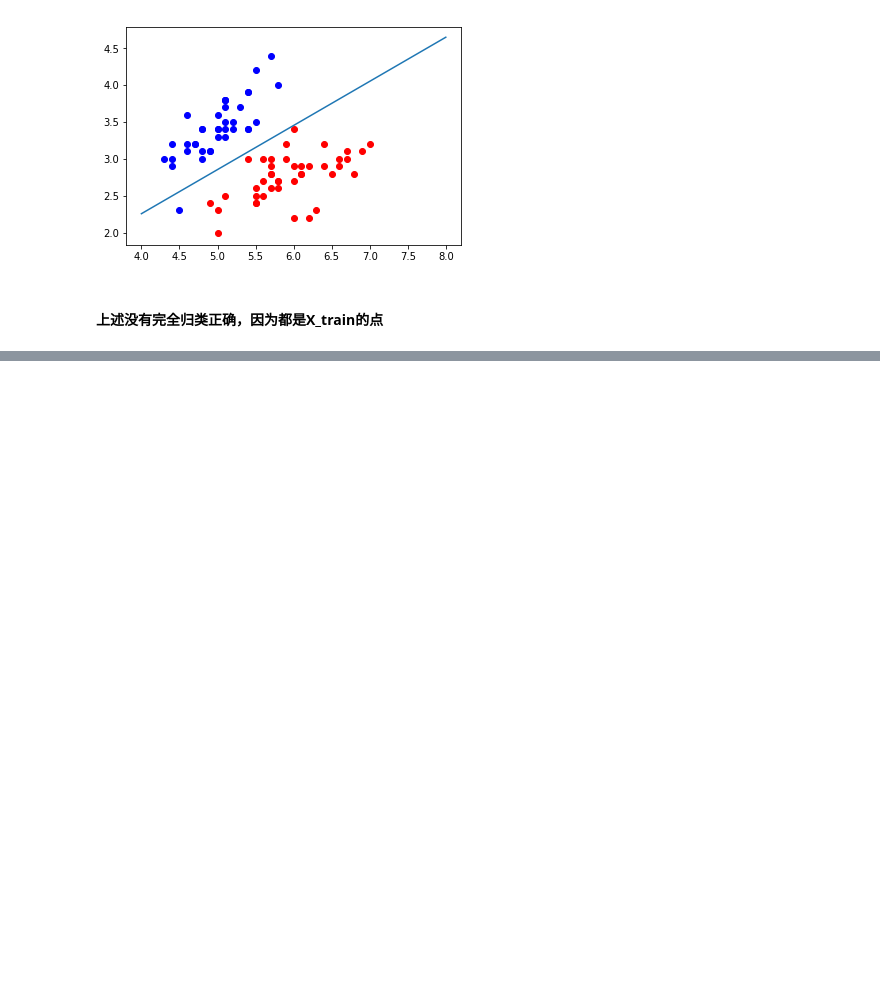
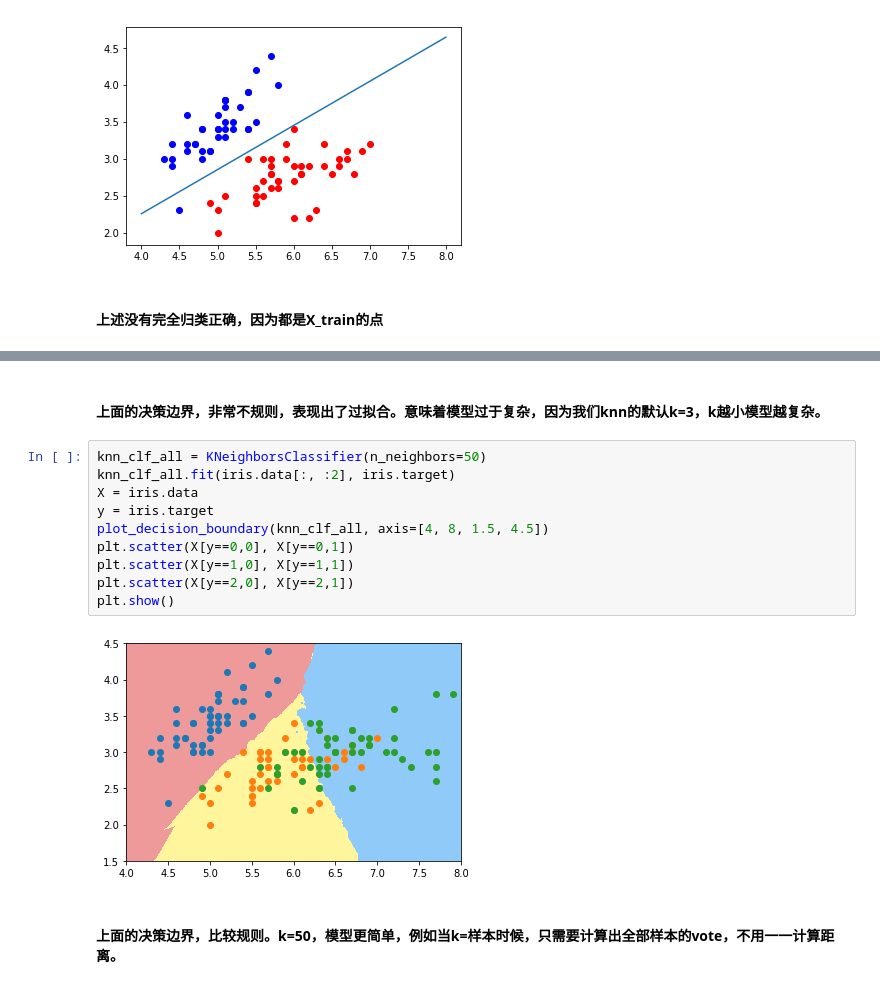
Before and after one commit to BessieChen/ML-Implementation, a Jupyter notebook: VII_Logistic_Regression/02. Implement Logistic Regression.ipynb, the cells around one changed output, grey strips where cells are left out. Drawn from its saved outputs; the diff is of its cells as text; blank space fills up the shorter version.

```diff
--- a/VII_Logistic_Regression/02. Implement Logistic Regression.ipynb
+++ b/VII_Logistic_Regression/02. Implement Logistic Regression.ipynb
@@ -104,0 +175,16 @@ plt.show()
+# %% [markdown]
+#### 上面的决策边界，非常不规则，表现出了过拟合。意味着模型过于复杂，因为我们knn的默认k=3，k越小模型越复杂。
+# %%
+knn_clf_all = KNeighborsClassifier(n_neighbors=50)
+knn_clf_all.fit(iris.data[:, :2], iris.target)
+X = iris.data
+y = iris.target
+plot_decision_boundary(knn_clf_all, axis=[4, 8, 1.5, 4.5])
+plt.scatter(X[y==0,0], X[y==0,1])
+plt.scatter(X[y==1,0], X[y==1,1])
+plt.scatter(X[y==2,0], X[y==2,1])
+plt.show()
+# %% [output]
+[figure, added]
+# %% [markdown]
+#### 上面的决策边界，比较规则。k=50，模型更简单，例如当k=样本时候，只需要计算出全部样本的vote，不用一一计算距离。
```
Also changed, not shown: parts of 12 cells of this notebook, 5 other files.
